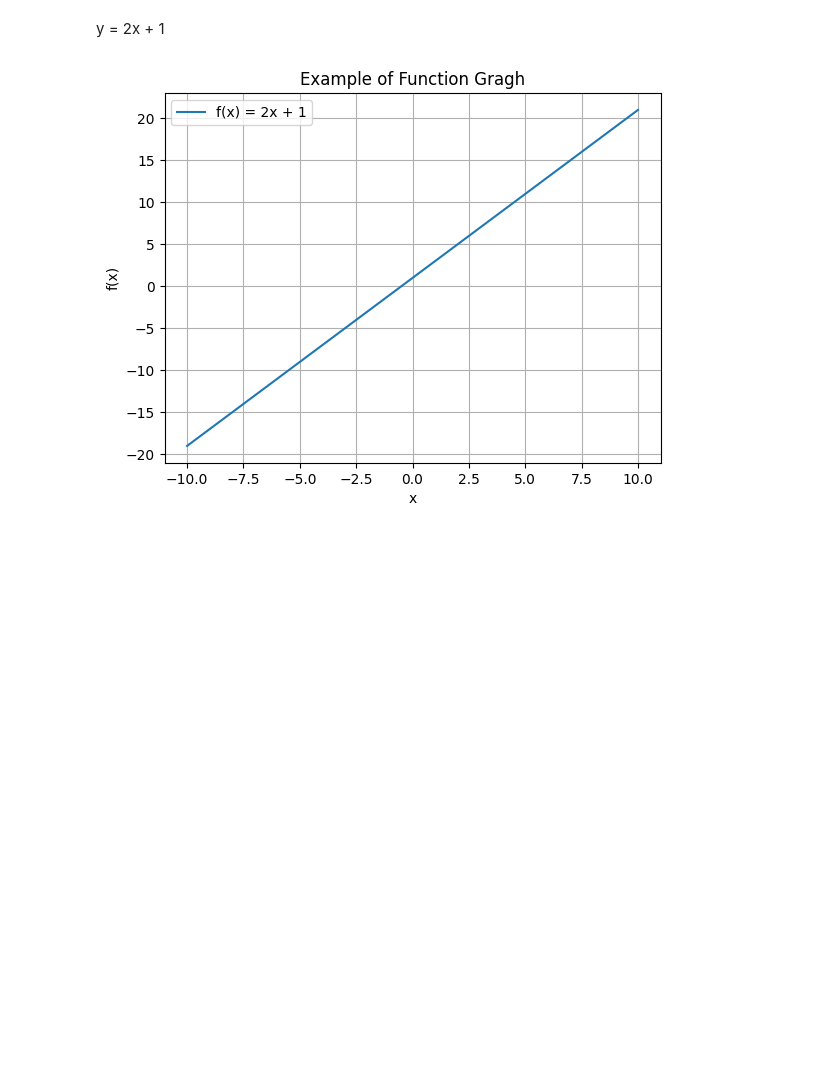
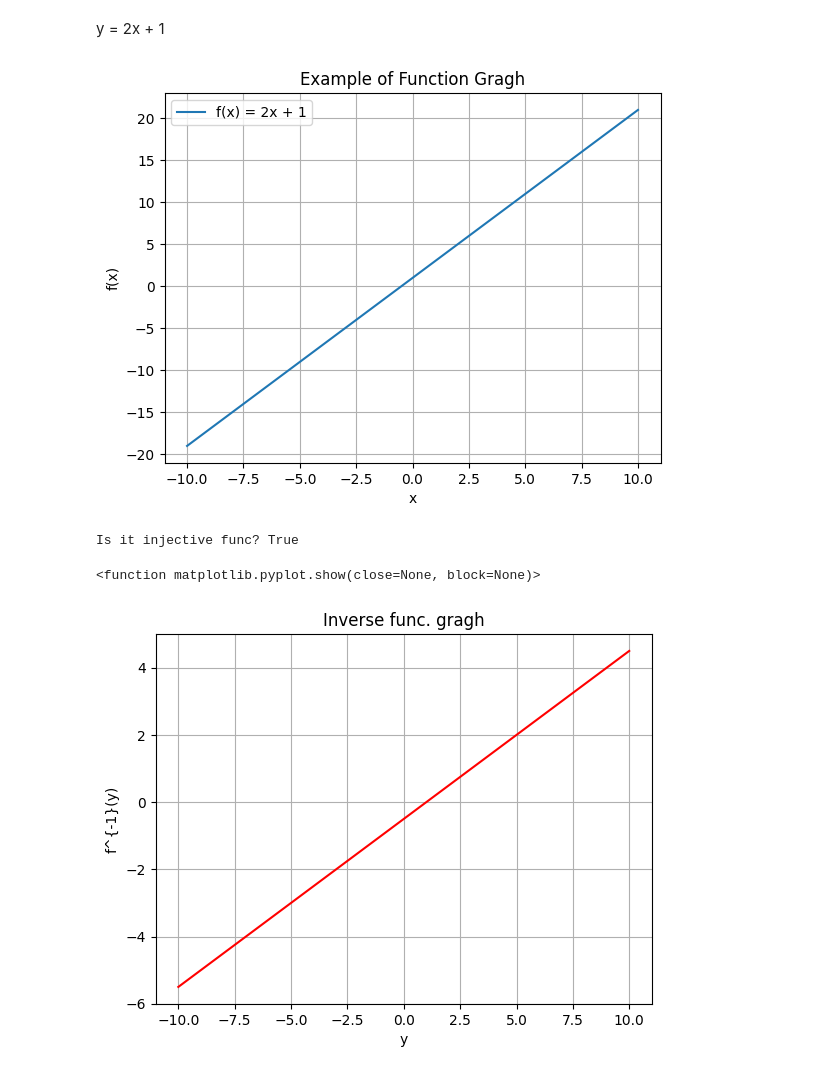
Before and after one commit to ccccc23247-ship-it/2026.DM, a Jupyter notebook: DM.ipynb, the cells around one changed output. Cells and saved outputs as stored; diff of their text form; code cells hidden in the pictures; blank space fills up the shorter version.

```diff
--- a/DM.ipynb
+++ b/DM.ipynb
@@ -7,19 +7,48 @@ y = 2x + 1
 # %%
 import matplotlib.pyplot as plt
 import numpy as np
 
 def f(x):
-  return 2*x + 1
+  return 2 * x + 1
 
 x = np.linspace(-10,10,100)
 y = f(x)
 
 plt.plot(x,y,label='f(x) = 2x + 1')
 plt.xlabel('x')
 plt.ylabel('f(x)')
 plt.title('Example of Function Gragh')
 plt.legend()
 plt.grid(True)
 plt.show()
+
+def is_injective(f, domain):
+  image = set()
+  for x in domain:
+    fx=f(x)
+    if fx in image:
+      return False
+    image.add(fx)
+  return True
+
+domain = range(-10,11)
+print("Is it injective func?", is_injective(f,domain))
+
+def inverse_f(y):
+  return (y - 1)/2
+
+y_values = np.linspace(-10,10,100)
+x_values = inverse_f(y_values)
+
+plt.plot(y_values,x_values,label='Inverse func f^{-1}(y) = (y-1)/2',color='red')
+plt.xlabel('y')
+plt.ylabel('f^{-1}(y)')
+plt.title('Inverse func. gragh')
+plt.legend
+plt.grid(True)
+plt.show
 # %% [output]
 [figure]
+Is it injective func? True
+<function matplotlib.pyplot.show(close=None, block=None)>
+[figure, added]
```
